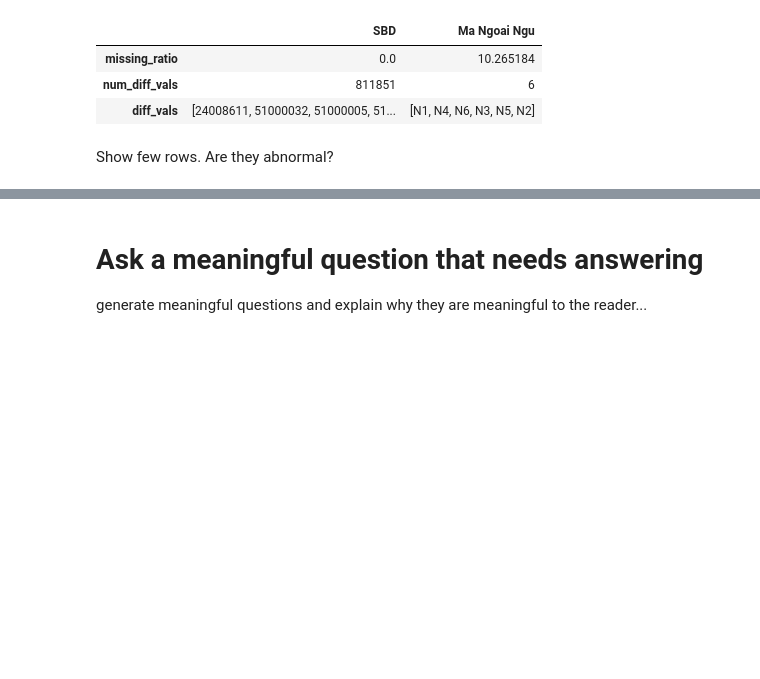
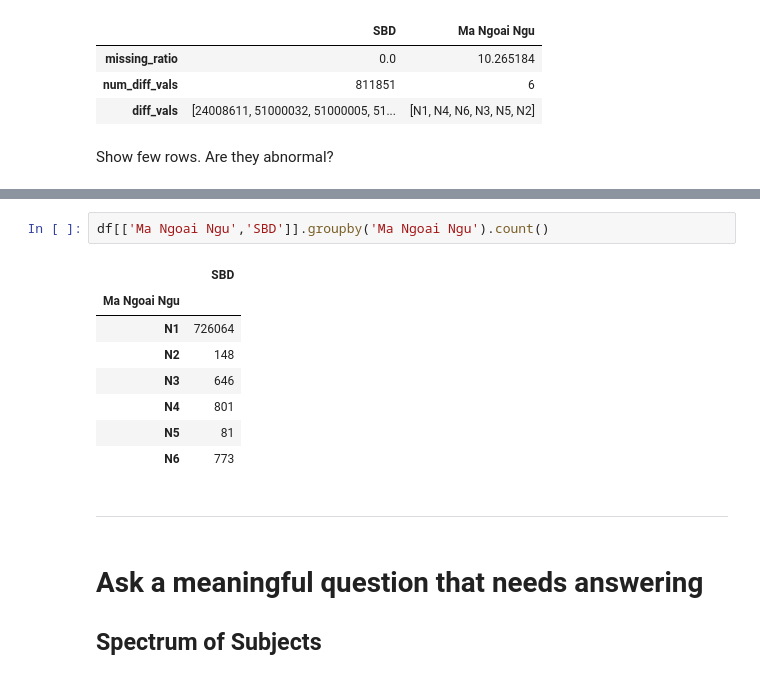
Before and after one commit to HoDangCao/Analyze-College-Entrance-Exam-Scores, a Jupyter notebook: demo.ipynb, the cells around one changed output, grey strips where cells are left out. Saved outputs shown, nothing was run; the diff lists cells and outputs as text; blank space fills up the shorter version.

```diff
--- a/demo.ipynb
+++ b/demo.ipynb
@@ -238,3 +249,16 @@ Name: diff_vals, dtype: object
+# %%
+df[['Ma Ngoai Ngu','SBD']].groupby('Ma Ngoai Ngu').count()
+# %% [output]
+|  | SBD |
+| Ma Ngoai Ngu |  |
+| N1 | 726064 |
+| N2 | 148 |
+| N3 | 646 |
+| N4 | 801 |
+| N5 | 81 |
+| N6 | 773 |
+# %% [markdown]
+---
 # %% [markdown]
 # Ask a meaningful question that needs answering
-generate meaningful questions and explain why they are meaningful to the reader...
+## Spectrum of Subjects
```
Also changed, not shown: parts of 6 cells of this notebook.
